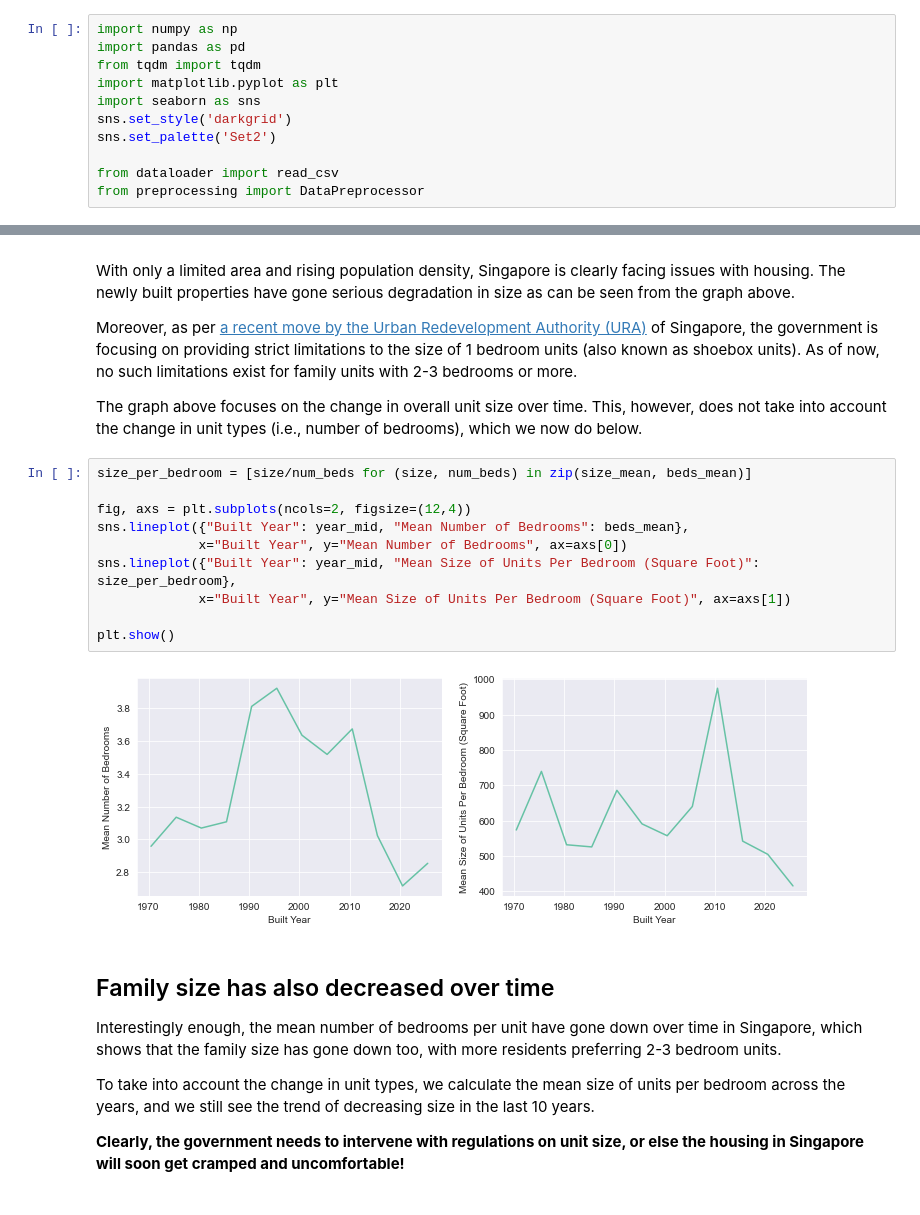
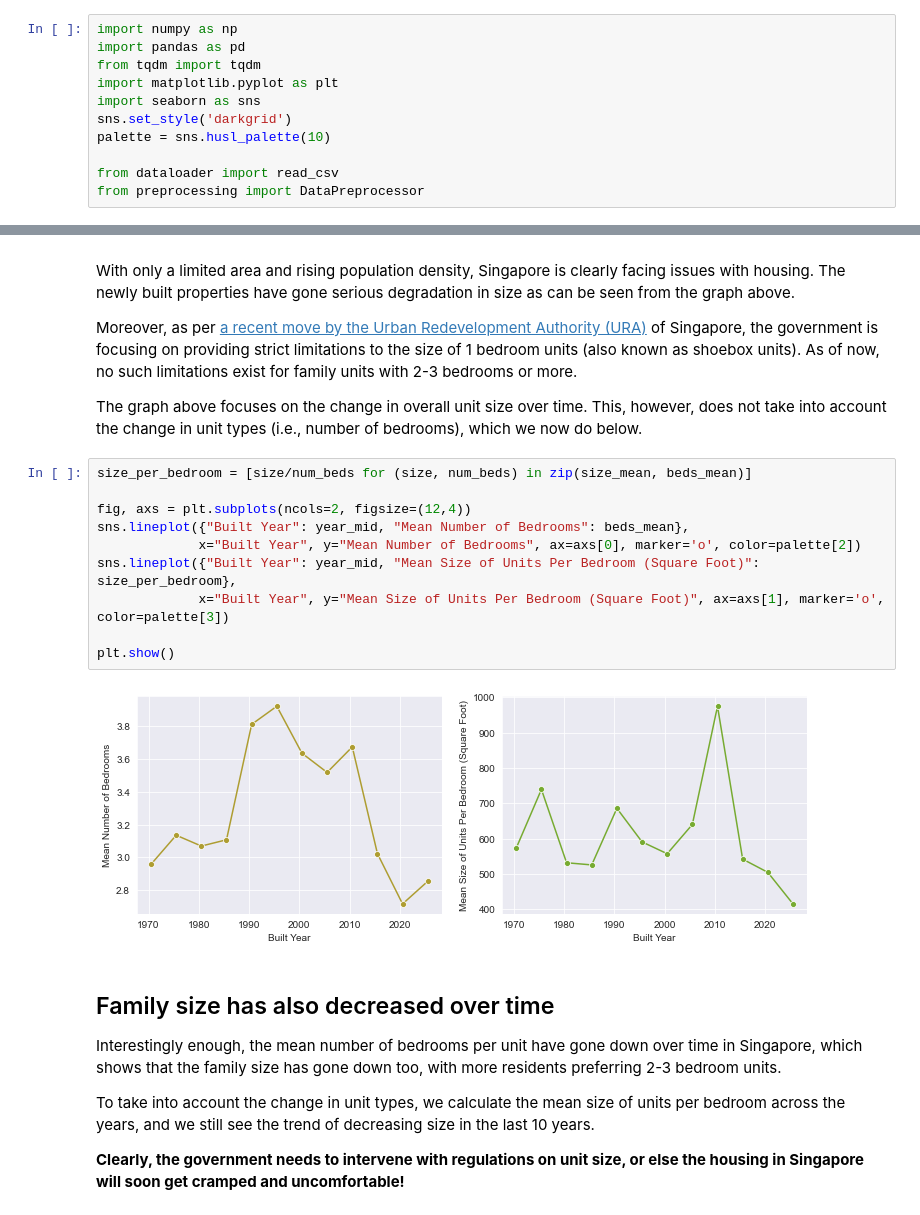
Before and after one commit to atul1696/cs5228-project, a Jupyter notebook: task3.ipynb, the cells around one changed output, grey strips where cells are left out. Saved outputs shown, nothing was run; the diff lists cells and outputs as text.

```diff
--- a/task3.ipynb
+++ b/task3.ipynb
@@ -11,7 +11,7 @@ from tqdm import tqdm
 import matplotlib.pyplot as plt
 import seaborn as sns
 sns.set_style('darkgrid')
-sns.set_palette('Set2')
+palette = sns.husl_palette(10)
 
 from dataloader import read_csv
 from preprocessing import DataPreprocessor
@@ -102,15 +102,15 @@ The graph above focuses on the change in overall unit size over time. This, howe
 # %%
 size_per_bedroom = [size/num_beds for (size, num_beds) in zip(size_mean, beds_mean)]
 
 fig, axs = plt.subplots(ncols=2, figsize=(12,4))
 sns.lineplot({"Built Year": year_mid, "Mean Number of Bedrooms": beds_mean},
-             x="Built Year", y="Mean Number of Bedrooms", ax=axs[0])
+             x="Built Year", y="Mean Number of Bedrooms", ax=axs[0], marker='o', color=palette[2])
 sns.lineplot({"Built Year": year_mid, "Mean Size of Units Per Bedroom (Square Foot)": size_per_bedroom},
-             x="Built Year", y="Mean Size of Units Per Bedroom (Square Foot)", ax=axs[1])
+             x="Built Year", y="Mean Size of Units Per Bedroom (Square Foot)", ax=axs[1], marker='o', color=palette[3])
 
 plt.show()
 # %% [output]
-[figure, old version]
+[figure, new version]
 # %% [markdown]
 ## Family size has also decreased over time
 
```
Also changed, not shown: parts of 4 cells of this notebook.
